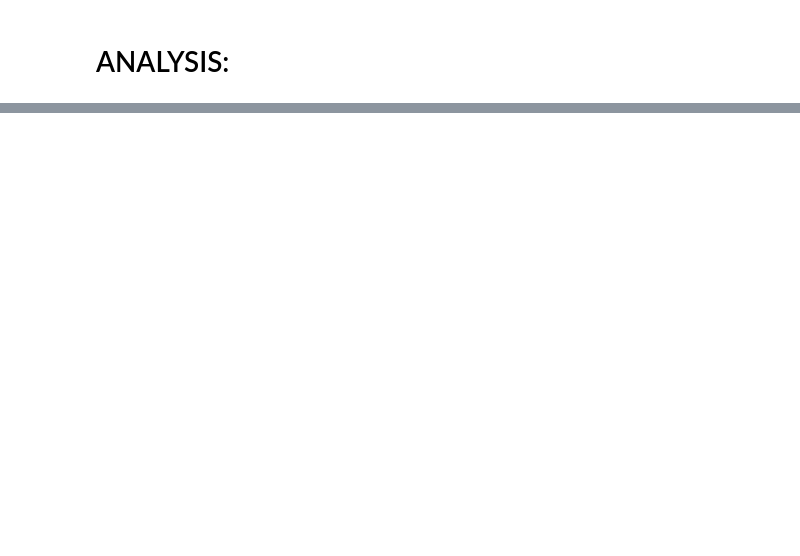
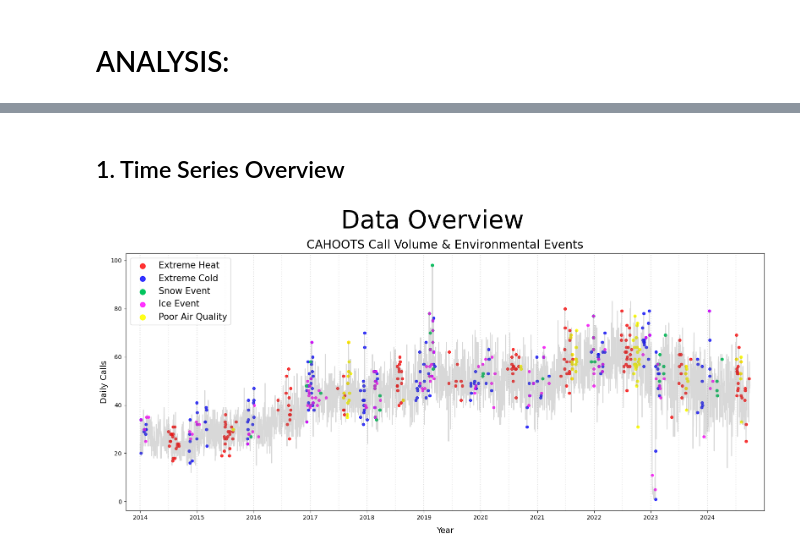
Before and after one commit to siegelhannah/Eugene-crisis-response, a Jupyter notebook: data-analysis.ipynb, the cells around one changed output, grey strips where cells are left out. Drawn from its saved outputs; the diff is of its cells as text; code cells hidden in the pictures; blank space fills up the shorter version.

```diff
--- a/data-analysis.ipynb
+++ b/data-analysis.ipynb
@@ -38,0 +49,74 @@ daily.head(2)
+# %% [markdown]
+## 1. Time Series Overview
+# %%
+# TIME SERIES: daily calls, extreme events marked
+fig, ax = plt.subplots(figsize=(16, 8))
+#fig.patch.set_facecolor('black')
+#ax.set_facecolor('#111111')
+
+plt.plot(daily['Date'], daily['daily calls'], color='gray', alpha=0.30)
+
+# year separator lines
+for year in range(2014, 2025):  # 2014 to 2024
+    plt.axvline(x=date(year, 1, 1), color='gray', linestyle=':', alpha=0.25)
+# half-year:
+for year in range(2014, 2025):  # 2014 to 2024
+    plt.axvline(x=date(year, 7, 1), color='gray', linestyle=':', alpha=0.15)
+
+# markers for extreme events
+plt.scatter(daily[daily['extreme heat'] == 1]['Date'], # heat
+            daily[daily['extreme heat'] == 1]['daily calls'],
+            color='red', label='Extreme Heat', marker='o', s=20, alpha=0.8)
+
+plt.scatter(daily[daily['extreme cold'] == 1]['Date'], # cold
+            daily[daily['extreme cold'] == 1]['daily calls'],
+            color='blue', label='Extreme Cold', marker='o', s=20, alpha=0.8)
+
+plt.scatter(daily[daily['snow event'] == 1]['Date'], # snowstorm
+            daily[daily['snow event'] == 1]['daily calls'],
+            color='#02c45d', label='Snow Event', marker='o', s=22, alpha=1)
+
+plt.scatter(daily[daily['ice event'] == 1]['Date'], # icestorm
+            daily[daily['ice event'] == 1]['daily calls'],
+            color='#FF00FF', label='Ice Event', marker='o', s=18, alpha=0.8)
+
+plt.scatter(daily[daily['AQI hazard'] == 1]['Date'], # aqi
+            daily[daily['AQI hazard'] == 1]['daily calls'],
+            color='yellow', label='Poor Air Quality', marker='o', s=22, alpha=0.9)
+
+# ax = plt.gca()
+# # Axis labels
+# ax.xaxis.label.set_color('white')
+# ax.yaxis.label.set_color('white')
+# # Tick labels
+# ax.tick_params(axis='x', colors='white')
+# ax.tick_params(axis='y', colors='white')
+# # Spine (axis border lines)
+# for spine in ax.spines.values():
+#     spine.set_color('white')
+# # Title color
+# ax.title.set_color('white')
+
+# show month ticks on x axis: 3 month interval
+plt.gca().xaxis.set_major_locator(mdates.YearLocator())#interval=1))
+plt.gca().xaxis.set_major_formatter(mdates.DateFormatter('%Y')) # Format as '2020'
+
+plt.suptitle('Data Overview', fontsize=42, color='Black')
+
+plt.title('CAHOOTS Call Volume & Environmental Events', fontsize=20, y=1.005)
+plt.xlabel('Year', fontsize=14, labelpad=10)
+plt.xlim(date(2013, 10, 1), date(2024, 12, 31))
+plt.ylabel('Daily Calls', fontsize=14)
+
+plt.legend(loc='upper left',
+          fontsize=15,
+          markerscale=2,
+          frameon=True,
+          fancybox=True)
+          #facecolor='lightgray')
+
+plt.tight_layout()
+plt.savefig("timeseries.png", dpi=300)
+plt.show()
+# %% [output]
+[figure, added]
```
Also changed, not shown: parts of 36 cells of this notebook, 2 other files.
